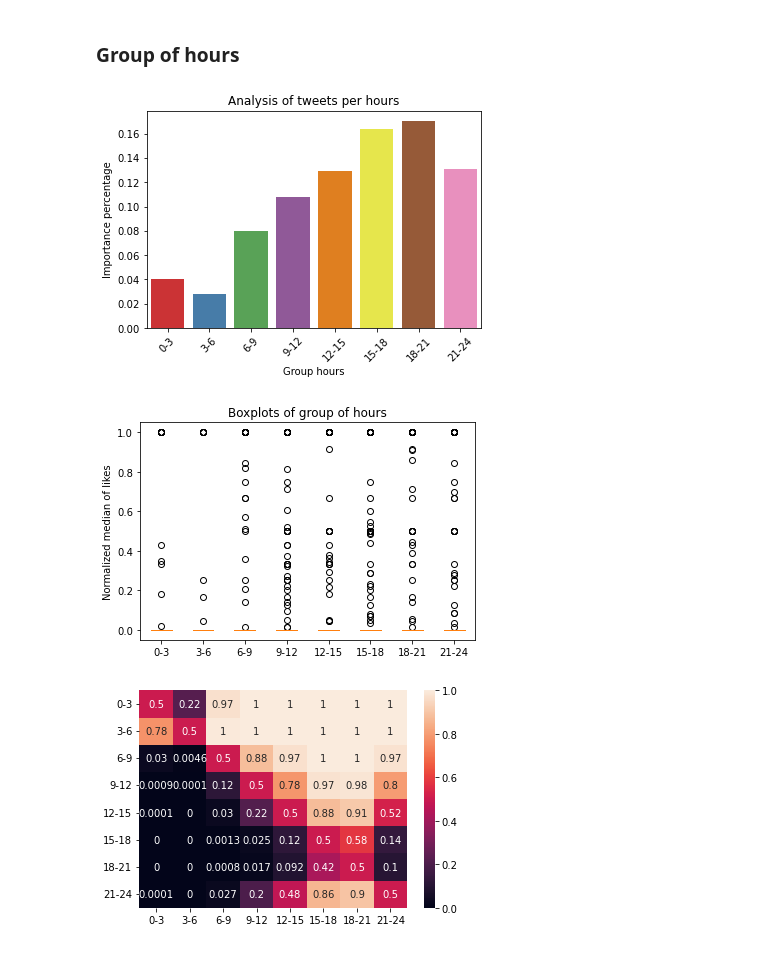
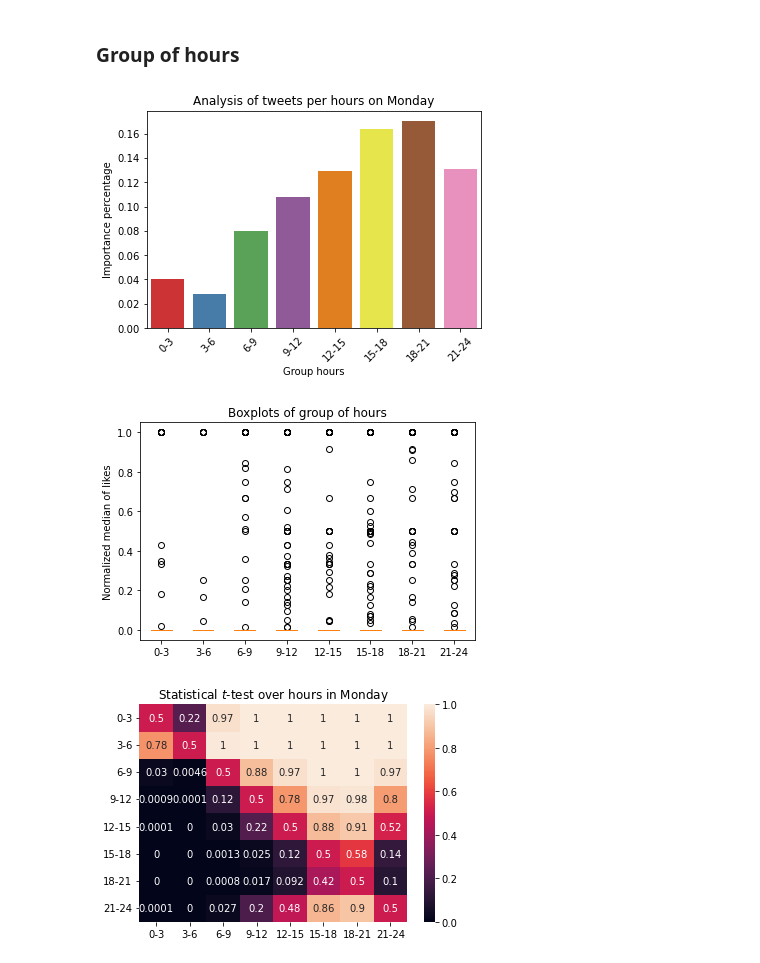
Before and after one commit to jose-tapia/When-to-publish-on-Twitter-in-Mexico, a Jupyter notebook: processing_results_tweets.ipynb, the cells around one changed output. Saved outputs shown, nothing was run; the diff lists cells and outputs as text; code cells hidden in the pictures.

```diff
--- a/processing_results_tweets.ipynb
+++ b/processing_results_tweets.ipynb
@@ -353,7 +353,10 @@ def analysis_per_grouphour(filter_sentiment=None, figure_name='grouphours_users'
   if show_figure:
     sns.barplot(group_names, poderoso_group, palette='Set1')
     if filter_sentiment is None:
-      title = 'Analysis of tweets per hours'
+      if filter_day is None:
+        title = 'Analysis of tweets per hours'
+      else:
+        title = 'Analysis of tweets per hours on ' + filter_day
     else:
       title = f'Analysis of {"positive" if filter_sentiment == 1 else "negative"} tweets per hour'
     plt.title(title)
@@ -443,2 +443,0 @@ group = analysis_per_weekday(filter_sentiment=-1, figure_name='negative_tweets_w
-# %%
-group = analysis_per_grouphour(figure_name='thursday_tweets_hours', filter_day='Monday')
@@ -450,39 +447,43 @@ group = analysis_per_grouphour(figure_name='thursday_tweets_hours', filter_day='
 ### Group of hours
 # %%
 # General / hour for thursday
-group_lists = analysis_per_grouphour(show_figure=True, filter_day='Monday', savefig=False)
+group_lists = analysis_per_grouphour(figure_name='monday_tweets_hours',
+                                     show_figure=True,
+                                     filter_day='Monday',
+                                     savefig=True)
 
 # Boxplot
 plt.boxplot(group_lists)
 plt.title('Boxplots of group of hours')
 group_hours = range(24//group_size)
 prev = 0
 group_names = []
 for group in group_hours:
   group_names.append(f'{prev}-{(group+1)*group_size}')
   prev = (group+1)*group_size
 
 plt.xticks(range(1, 24//group_size+1), group_names)
 plt.ylabel('Normalized median of likes')
 plt.savefig('figures/boxplots_hours.png')
 plt.show()
 
 # Heat map
 df_comparison = dict()
 for hour, a_group in enumerate(group_names):
   df_comparison[a_group] = []
   for hour2, b_group in enumerate(group_names):
     _, p_value = scipy.stats.ttest_ind(group_lists[hour], group_lists[hour2], alternative='less')
     df_comparison[a_group].append(round(p_value, 4))
 
 df_comparison = pd.DataFrame(df_comparison, index=group_names)
 sns.heatmap(df_comparison, vmin=0, vmax=1, annot=True)
-plt.savefig('figures/heatmap_hours.png')
+plt.title('Statistical $t$-test over hours in Monday')
+plt.savefig('figures/heatmap_monday.png')
 plt.show()
 # %% [output]
-[figure, old version]
+[figure, new version]
 [figure]
-[figure, old version]
+[figure, new version]
 # %%
 # General / week
 group_lists = analysis_per_weekday(show_figure=True)
```
Also changed, not shown: parts of 3 cells of this notebook, 9 other files.
